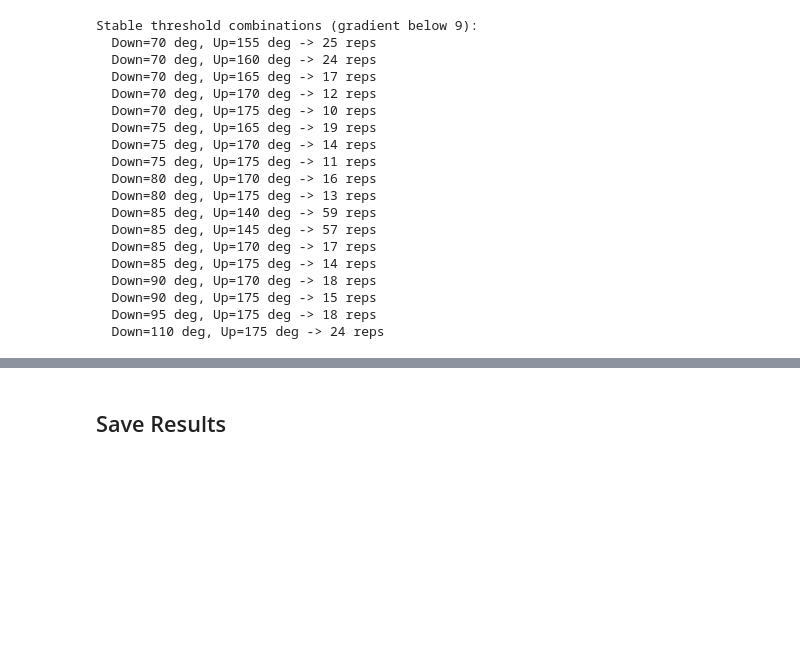
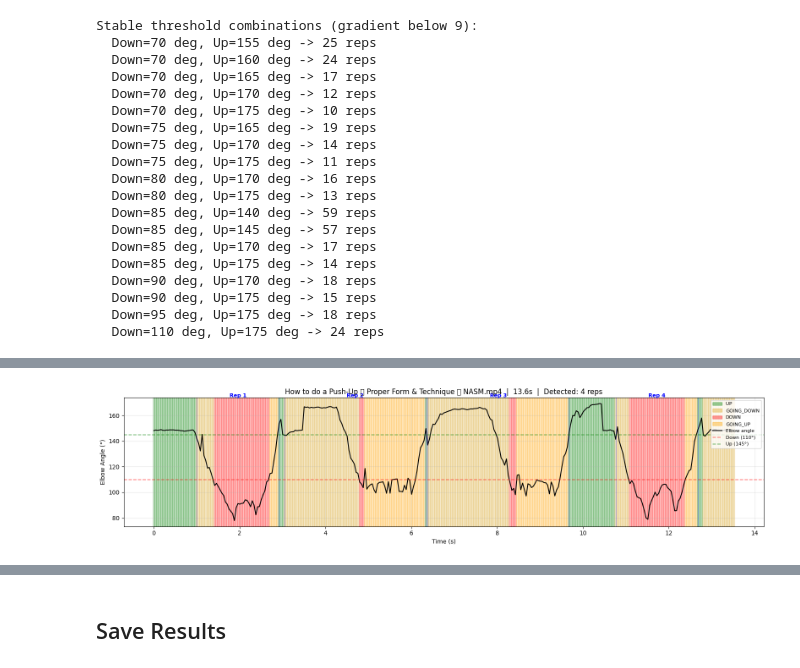
Before and after one commit to ikhwanwahid/pushup-tracker, a Jupyter notebook: notebooks/05_rep_counting_baseline.ipynb, the cells around one changed output, grey strips where cells are left out. Cells and saved outputs as stored; diff of their text form; code cells hidden in the pictures; blank space fills up the shorter version.

```diff
--- a/notebooks/05_rep_counting_baseline.ipynb
+++ b/notebooks/05_rep_counting_baseline.ipynb
@@ -190,0 +527,81 @@ Stable threshold combinations (gradient below 9):
+# %%
+# Run pose estimation + state machine on each video and plot
+if video_paths:
+    estimator = YoloEstimator()
+
+    for vpath in video_paths:
+        cap = cv2.VideoCapture(vpath)
+        if not cap.isOpened():
+            print(f"Cannot open: {vpath}")
+            continue
+
+        fps = cap.get(cv2.CAP_PROP_FPS)
+        total_frames = int(cap.get(cv2.CAP_PROP_FRAME_COUNT))
+        print(f"\n{'='*60}")
+        print(f"Video: {Path(vpath).name}")
+        print(f"  {total_frames} frames @ {fps:.1f} FPS ({total_frames/fps:.1f}s)")
+
+        # Extract keypoints frame by frame
+        all_kps = []
+        detected = 0
+        while True:
+            ret, frame = cap.read()
+            if not ret:
+                break
+            result = estimator.predict_frame(frame)
+            if result.detected:
+                all_kps.append(result.unified_keypoints)
+                detected += 1
+            else:
+                # Use zeros for undetected frames to keep alignment
+                all_kps.append(np.zeros((12, 3), dtype=np.float32))
+        cap.release()
+
+        kps_array = np.stack(all_kps)  # (T, 12, 3)
+        print(f"  Detection rate: {detected}/{len(all_kps)} ({100*detected/len(all_kps):.0f}%)")
+
+        # Run state machine with selected thresholds
+        sm = PushUpStateMachine(down_threshold=sel_down, up_threshold=sel_up)
+        angles = compute_angle_sequence(kps_array)
+        phases = sm.label_sequence(kps_array)
+        boundaries = sm.rep_boundaries
+
+        print(f"  Reps detected: {sm.count}")
+        for bi, (start, end) in enumerate(boundaries):
+            print(f"    Rep {bi+1}: frames {start}–{end} ({(end-start)/fps:.1f}s)")
+
+        # Plot
+        elbow = angles[:, 0]
+        t = np.arange(len(elbow)) / fps
+
+        fig, ax = plt.subplots(figsize=(16, 4))
+        ax.plot(t, elbow, "k-", linewidth=1.5, label="Elbow angle")
+
+        for j in range(len(phases)):
+            ax.axvspan(
+                t[j] - 0.5 / fps, t[j] + 0.5 / fps,
+                color=PHASE_COLORS[phases[j]], alpha=0.25,
+            )
+
+        # Mark rep boundaries
+        for bi, (start, end) in enumerate(boundaries):
+            ax.axvline(start / fps, color="blue", linestyle="-", alpha=0.4, linewidth=1)
+            ax.axvline(end / fps, color="blue", linestyle="-", alpha=0.4, linewidth=1)
+            mid_t = (start + end) / 2 / fps
+            ax.text(mid_t, elbow.max() + 5, f"Rep {bi+1}", ha="center", fontsize=9,
+                    color="blue", fontweight="bold")
+
+        ax.axhline(sel_down, color="red", linestyle="--", alpha=0.5, label=f"Down ({sel_down:.0f}°)")
+        ax.axhline(sel_up, color="green", linestyle="--", alpha=0.5, label=f"Up ({sel_up:.0f}°)")
+
+        ax.set_title(f"{Path(vpath).name}  |  {total_frames/fps:.1f}s  |  Detected: {sm.count} reps")
+        ax.set_xlabel("Time (s)")
+        ax.set_ylabel("Elbow Angle (°)")
+        ax.legend(loc="upper right")
+        ax.grid(True, alpha=0.3)
+
+        patches = [mpatches.Patch(color=c, alpha=0.4, label=p.name) for p, c in PHASE_COLORS.items()]
+        ax.legend(handles=patches + ax.get_legend_handles_labels()[0][:3], loc="upper right", fontsize=8)
+        plt.tight_layout()
+        plt.show()
+# %% [output]
@@ -190,0 +617 @@ Stable threshold combinations (gradient below 9):
+[figure, added]
```
Also changed, not shown: parts of 15 cells of this notebook, 2 other files.
